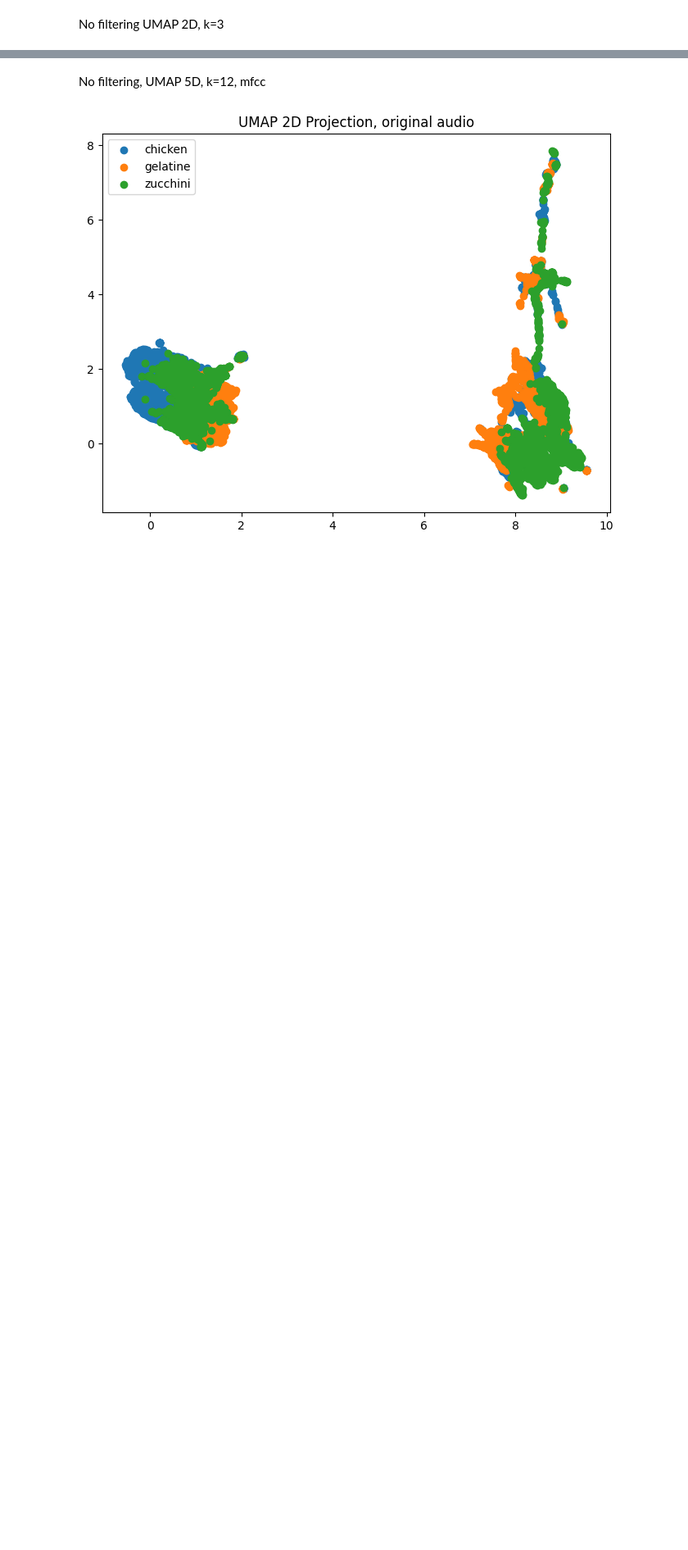
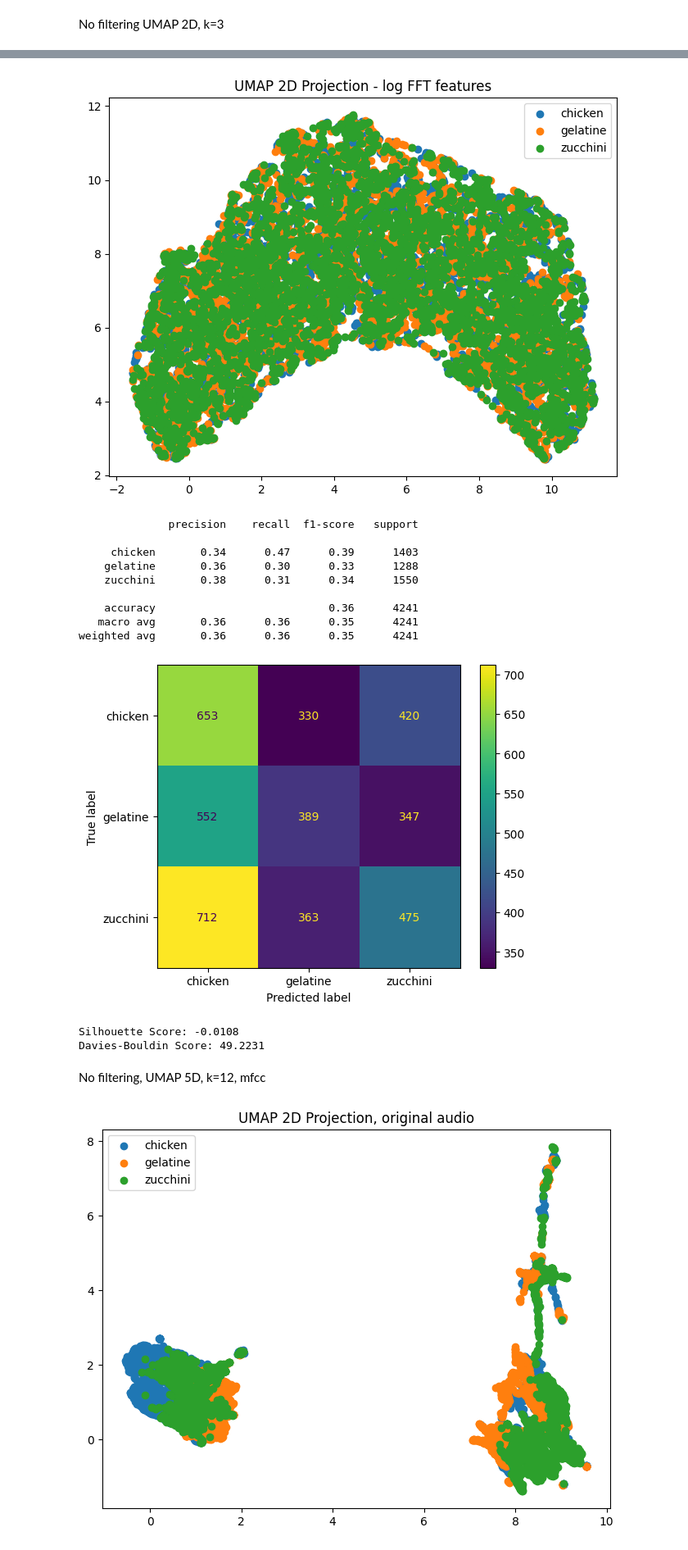
Before and after one commit to MartynaSokolowska/Vibroacoustic-analysis, a Jupyter notebook: evaluation.ipynb, the cells around one changed output, grey strips where cells are left out. Shown at 82% size. Cells and saved outputs as stored; diff of their text form; code cells hidden in the pictures; blank space fills up the shorter version.

```diff
--- a/evaluation.ipynb
+++ b/evaluation.ipynb
@@ -89,3 +103,26 @@ Davies-Bouldin Score: 12.3857
+# %%
+features, labels = get_all_features("results", extract_log_fft_features)
+X_2d = reduce_dimensionality_UMAP(features, 2)
+plot2D(X_2d, labels, title="UMAP 2D Projection - log FFT features")
+X_train, X_test, y_train, y_test = train_test_split(X_2d, labels, test_size=0.3, random_state=42)
+clf = fit_classifier(X_train, y_train, )
+y_pred = evaluate_classifier(clf, X_test, y_test)
+show_confusion_matrix(y_pred, y_test, display_labels=clf.classes_)
+print_scores(X_test, y_pred)
+# %% [output]
+[figure, added]
+              precision    recall  f1-score   support
+
+     chicken       0.34      0.47      0.39      1403
+    gelatine       0.36      0.30      0.33      1288
+    zucchini       0.38      0.31      0.34      1550
+
+    accuracy                           0.36      4241
+   macro avg       0.36      0.36      0.35      4241
+weighted avg       0.36      0.36      0.35      4241
+[figure, added]
+Silhouette Score: -0.0108
+Davies-Bouldin Score: 49.2231
 # %% [markdown]
 No filtering, UMAP 5D, k=12, mfcc
 # %%
```
Also changed, not shown: parts of 10 cells of this notebook, 1 other file.
